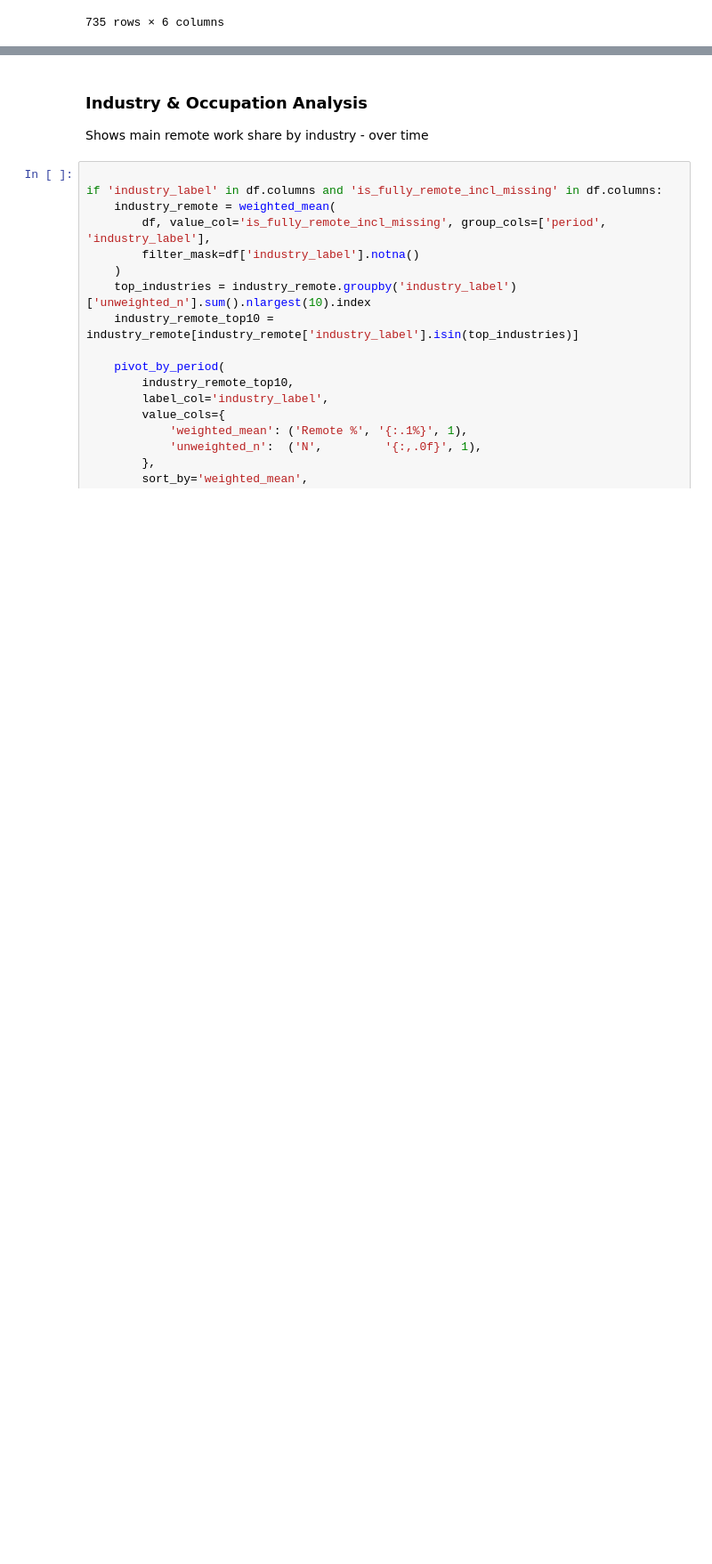
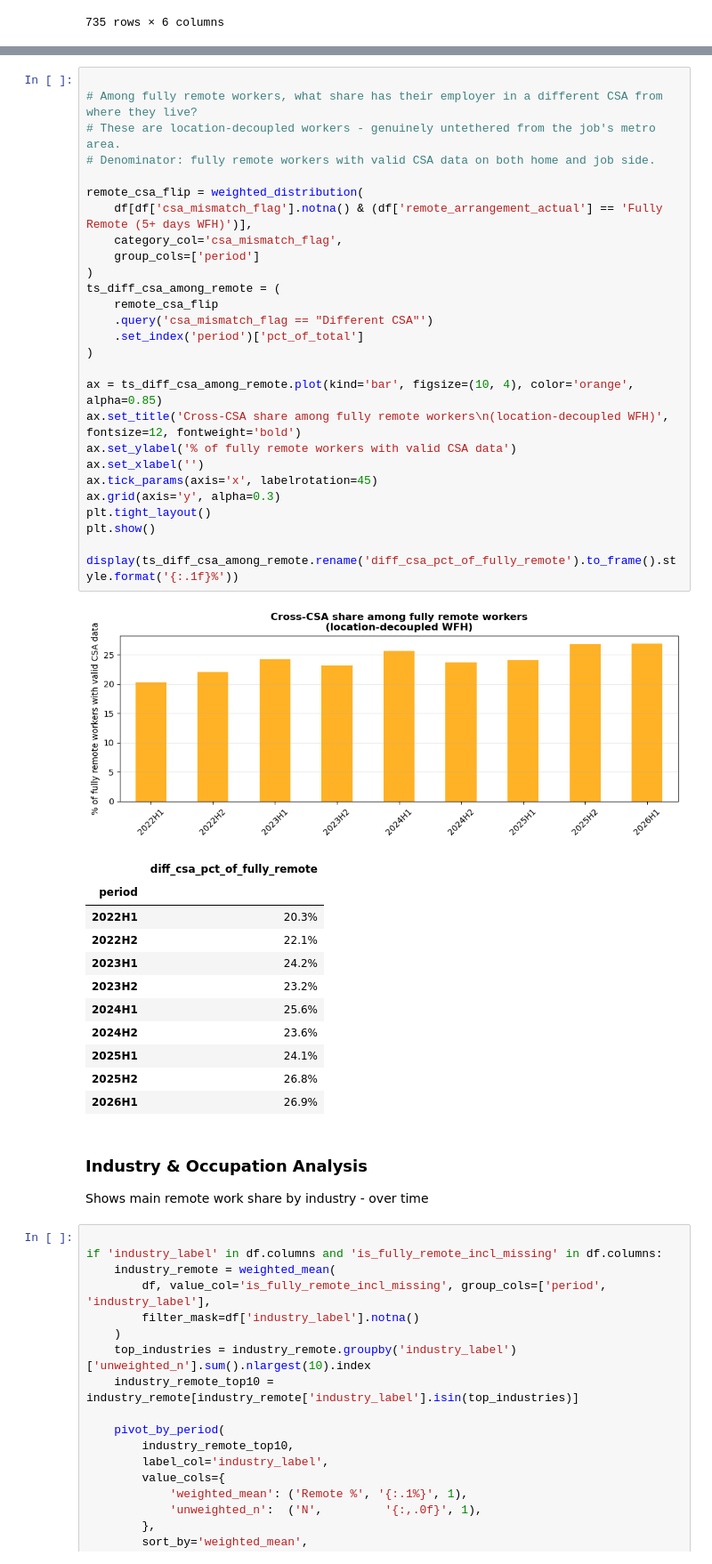
Before and after one commit to BayAreaMetro/census-tools-for-planning, a Jupyter notebook: analysis_by_topic/SWAA_remote_work_analysis.ipynb, the cells around one changed output, grey strips where cells are left out. Shown at 89% size. Drawn from its saved outputs; the diff is of its cells as text; blank space fills up the shorter version.

```diff
--- a/analysis_by_topic/SWAA_remote_work_analysis.ipynb
+++ b/analysis_by_topic/SWAA_remote_work_analysis.ipynb
@@ -1003,3 +1013,43 @@ remote_arrangement_for_tableau_direct.sample(100)
+# %%
+
+# Among fully remote workers, what share has their employer in a different CSA from where they live?
+# These are location-decoupled workers - genuinely untethered from the job's metro area.
+# Denominator: fully remote workers with valid CSA data on both home and job side.
+
+remote_csa_flip = weighted_distribution(
+    df[df['csa_mismatch_flag'].notna() & (df['remote_arrangement_actual'] == 'Fully Remote (5+ days WFH)')],
+    category_col='csa_mismatch_flag',
+    group_cols=['period']
+)
+ts_diff_csa_among_remote = (
+    remote_csa_flip
+    .query('csa_mismatch_flag == "Different CSA"')
+    .set_index('period')['pct_of_total']
+)
+
+ax = ts_diff_csa_among_remote.plot(kind='bar', figsize=(10, 4), color='orange', alpha=0.85)
+ax.set_title('Cross-CSA share among fully remote workers\n(location-decoupled WFH)', fontsize=12, fontweight='bold')
+ax.set_ylabel('% of fully remote workers with valid CSA data')
+ax.set_xlabel('')
+ax.tick_params(axis='x', labelrotation=45)
+ax.grid(axis='y', alpha=0.3)
+plt.tight_layout()
+plt.show()
+
+display(ts_diff_csa_among_remote.rename('diff_csa_pct_of_fully_remote').to_frame().style.format('{:.1f}%'))
+# %% [output]
+[figure, added]
+|  | diff_csa_pct_of_fully_remote |
+| period |  |
+| 2022H1 | 20.3% |
+| 2022H2 | 22.1% |
+| 2023H1 | 24.2% |
+| 2023H2 | 23.2% |
+| 2024H1 | 25.6% |
+| 2024H2 | 23.6% |
+| 2025H1 | 24.1% |
+| 2025H2 | 26.8% |
+| 2026H1 | 26.9% |
 # %% [markdown]
 <a id="industry-occupation"></a>
 ### Industry & Occupation Analysis
```
Also changed, not shown: parts of 12 cells of this notebook.
